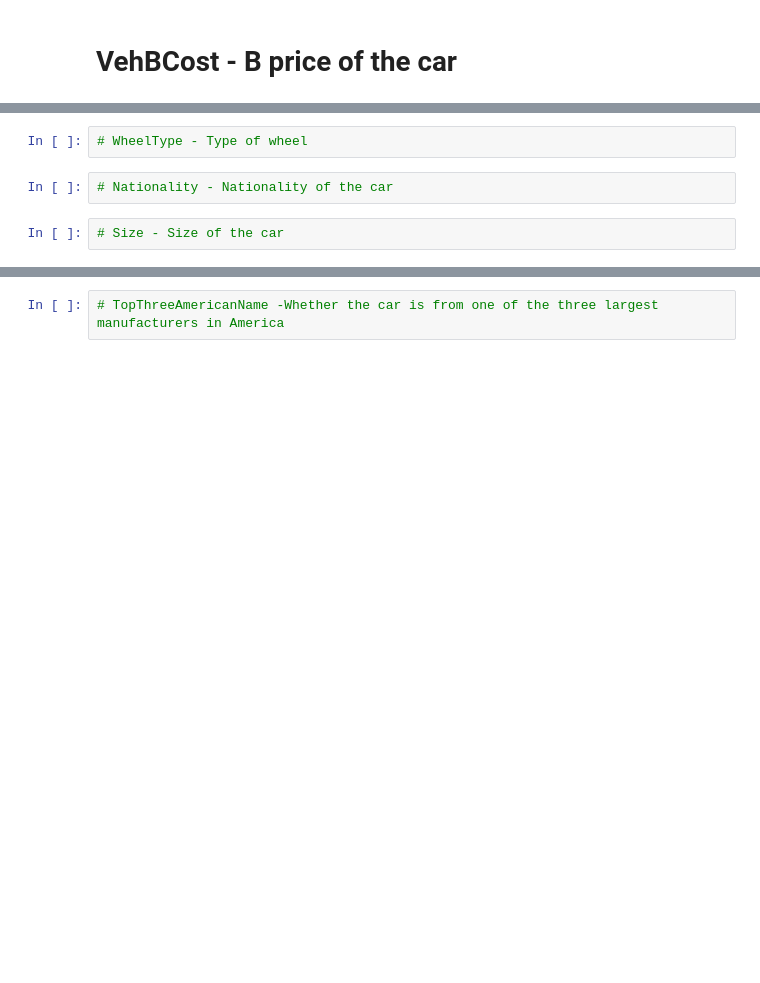
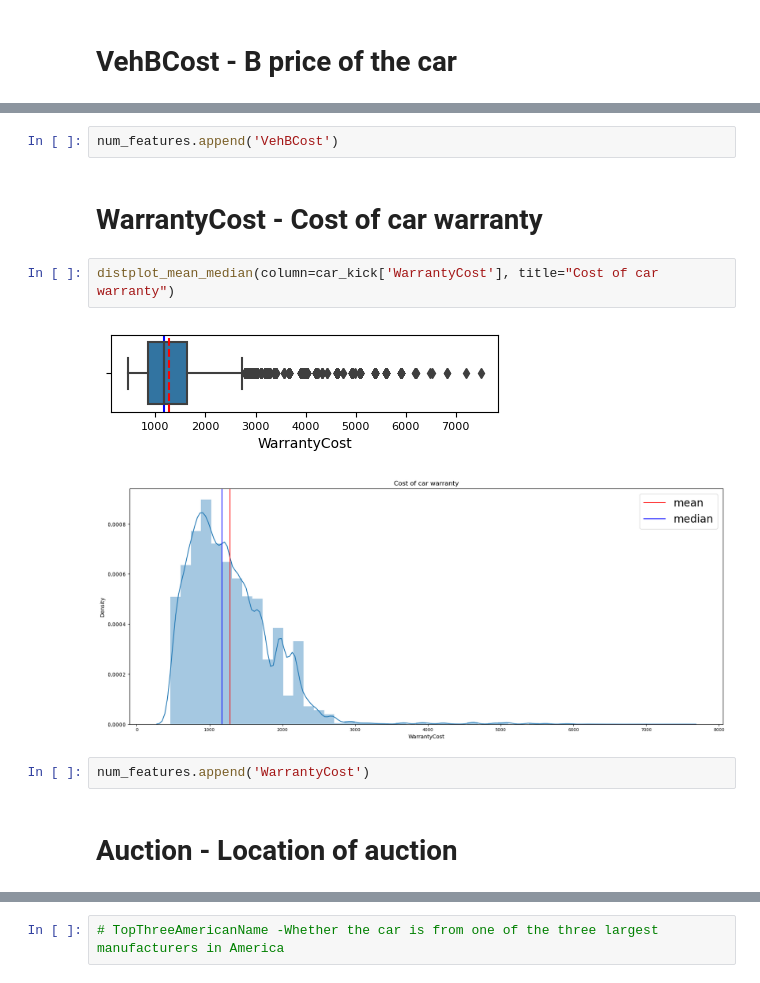
Before and after one commit to agomolka/MASem2DataMining, a Jupyter notebook: car_kick_analysis.ipynb, the cells around one changed output, grey strips where cells are left out. Saved outputs shown, nothing was run; the diff lists cells and outputs as text; blank space fills up the shorter version.

```diff
--- a/car_kick_analysis.ipynb
+++ b/car_kick_analysis.ipynb
@@ -214,6 +239,13 @@ distplot_mean_median(column=car_kick['VehBCost'], title="B price of the car")
-# %%
-# WheelType - Type of wheel
-# %%
-# Nationality - Nationality of the car
-# %%
-# Size - Size of the car
+# %%
+num_features.append('VehBCost')
+# %% [markdown]
+# WarrantyCost - Cost of car warranty
+# %%
+distplot_mean_median(column=car_kick['WarrantyCost'], title="Cost of car warranty")
+# %% [output]
+[figure, added]
+[figure, added]
+# %%
+num_features.append('WarrantyCost')
+# %% [markdown]
+# Auction - Location of auction
```
Also changed, not shown: parts of 112 cells of this notebook, 1 other file.
